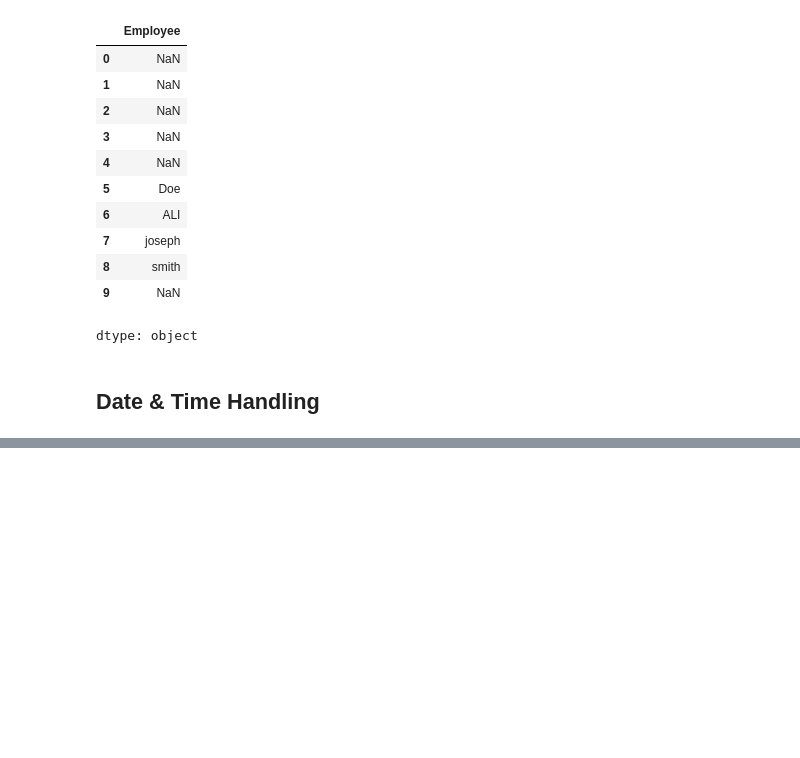
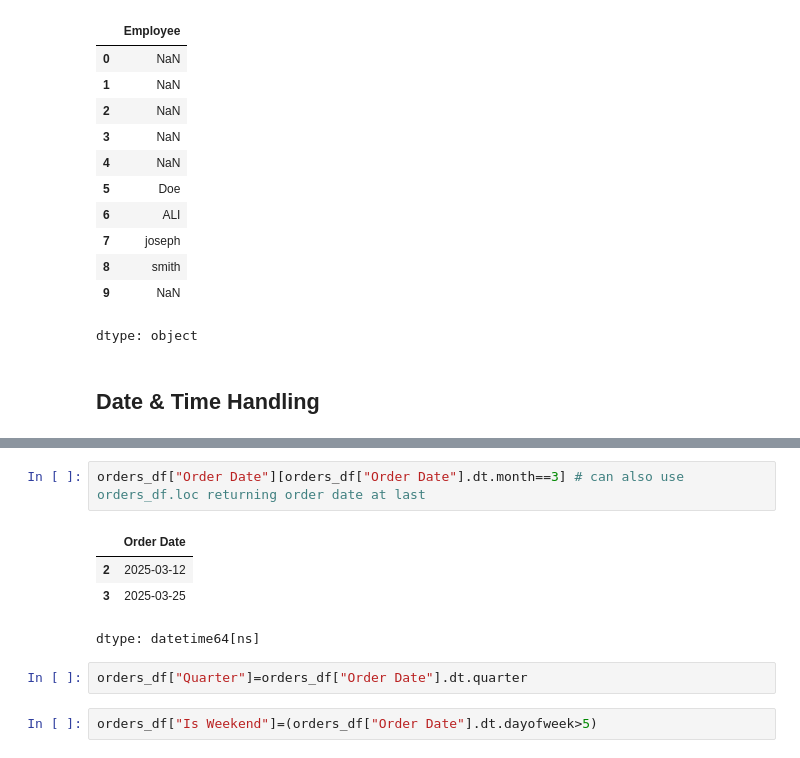
Before and after one commit to srinageswaran2006/Python-for-Data-Analysis, a Jupyter notebook: 03_Pandas/03_Pandas_Notes_and_Practice.ipynb, the cells around one changed output, grey strips where cells are left out. Saved outputs shown, nothing was run; the diff lists cells and outputs as text; blank space fills up the shorter version.

```diff
--- a/03_Pandas/03_Pandas_Notes_and_Practice.ipynb
+++ b/03_Pandas/03_Pandas_Notes_and_Practice.ipynb
@@ -963,0 +1057,11 @@ dtype: object
+# %%
+orders_df["Order Date"][orders_df["Order Date"].dt.month==3] # can also use orders_df.loc returning order date at last
+# %% [output]
+|  | Order Date |
+| 2 | 2025-03-12 |
+| 3 | 2025-03-25 |
+dtype: datetime64[ns]
+# %%
+orders_df["Quarter"]=orders_df["Order Date"].dt.quarter
+# %%
+orders_df["Is Weekend"]=(orders_df["Order Date"].dt.dayofweek>5)
```
Also changed, not shown: parts of 30 cells of this notebook.
